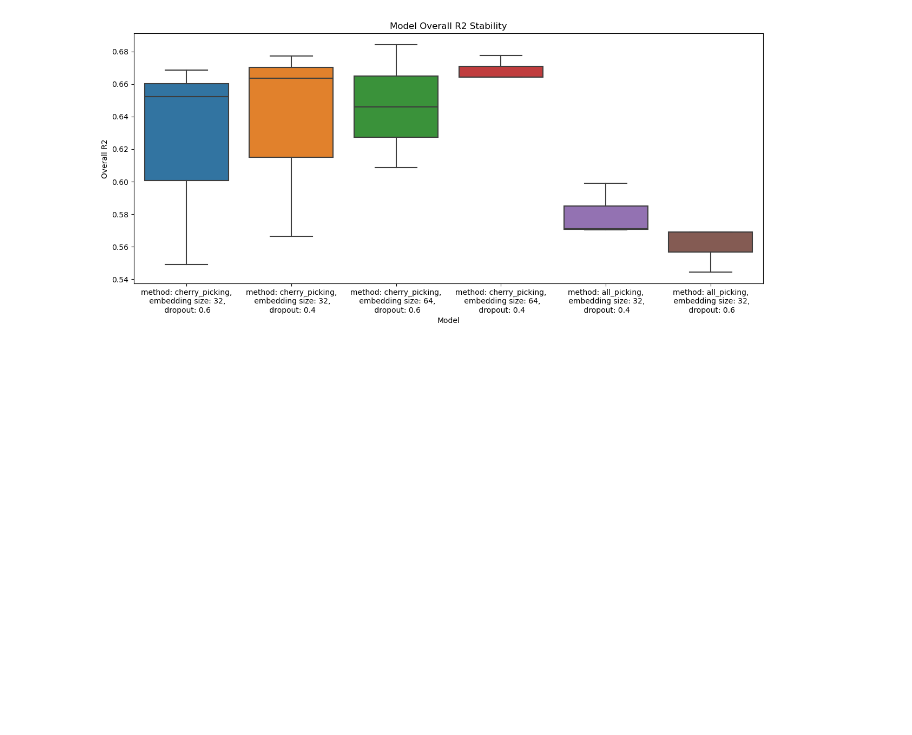
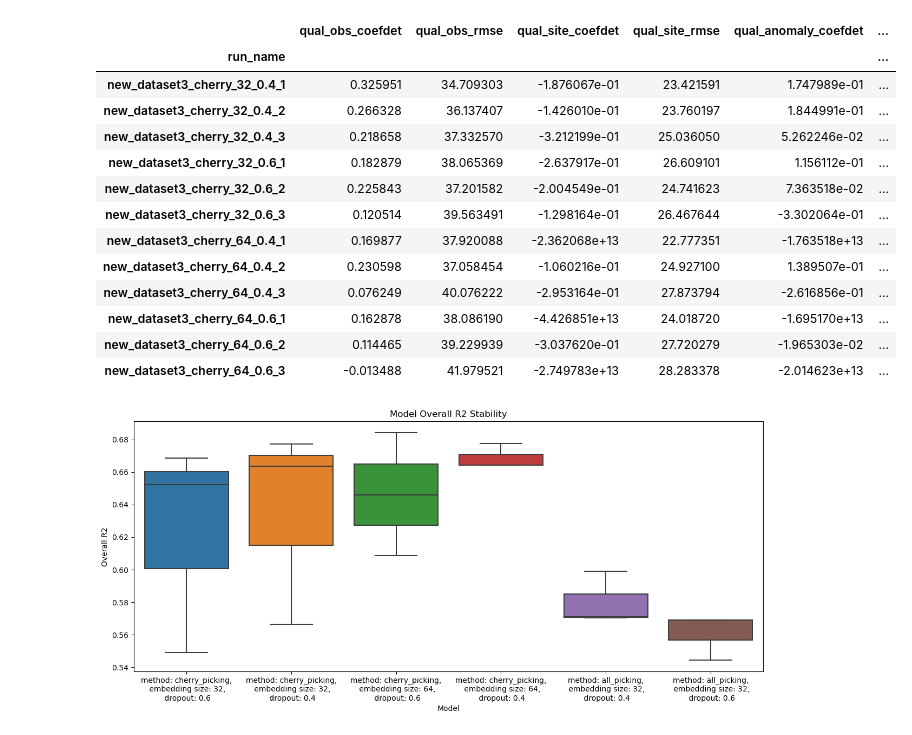
Before and after one commit to codebyandy/geolearn, a Jupyter notebook: app/vegetation/attention/andy/figures/analyze.ipynb, the cells around one changed output. Cells and saved outputs as stored; diff of their text form; code cells hidden in the pictures; blank space fills up the shorter version.

```diff
--- a/app/vegetation/attention/andy/figures/analyze.ipynb
+++ b/app/vegetation/attention/andy/figures/analyze.ipynb
@@ -19,3 +41,20 @@ df["model"] = "method: " + df.training_method + ",\n embedding size: " + df.embe
+# %%
+df.groupby("run_name").agg(np.mean)
+# %% [output]
+|  | qual_obs_coefdet | qual_obs_rmse | qual_site_coefdet | qual_site_rmse | qual_anomaly_coefdet | ... |
+| run_name |  |  |  |  |  | ... |
+| new_dataset3_cherry_32_0.4_1 | 0.325951 | 34.709303 | -1.876067e-01 | 23.421591 | 1.747989e-01 | ... |
+| new_dataset3_cherry_32_0.4_2 | 0.266328 | 36.137407 | -1.426010e-01 | 23.760197 | 1.844991e-01 | ... |
+| new_dataset3_cherry_32_0.4_3 | 0.218658 | 37.332570 | -3.212199e-01 | 25.036050 | 5.262246e-02 | ... |
+| new_dataset3_cherry_32_0.6_1 | 0.182879 | 38.065369 | -2.637917e-01 | 26.609101 | 1.156112e-01 | ... |
+| new_dataset3_cherry_32_0.6_2 | 0.225843 | 37.201582 | -2.004549e-01 | 24.741623 | 7.363518e-02 | ... |
+| new_dataset3_cherry_32_0.6_3 | 0.120514 | 39.563491 | -1.298164e-01 | 26.467644 | -3.302064e-01 | ... |
+| new_dataset3_cherry_64_0.4_1 | 0.169877 | 37.920088 | -2.362068e+13 | 22.777351 | -1.763518e+13 | ... |
+| new_dataset3_cherry_64_0.4_2 | 0.230598 | 37.058454 | -1.060216e-01 | 24.927100 | 1.389507e-01 | ... |
+| new_dataset3_cherry_64_0.4_3 | 0.076249 | 40.076222 | -2.953164e-01 | 27.873794 | -2.616856e-01 | ... |
+| new_dataset3_cherry_64_0.6_1 | 0.162878 | 38.086190 | -4.426851e+13 | 24.018720 | -1.695170e+13 | ... |
+| new_dataset3_cherry_64_0.6_2 | 0.114465 | 39.229939 | -3.037620e-01 | 27.720279 | -1.965303e-02 | ... |
+| new_dataset3_cherry_64_0.6_3 | -0.013488 | 41.979521 | -2.749783e+13 | 28.283378 | -2.014623e+13 | ... |
 # %%
 import matplotlib.pyplot as plt
 import seaborn as sns
```
Also changed, not shown: parts of 5 cells of this notebook, 1 other file.
